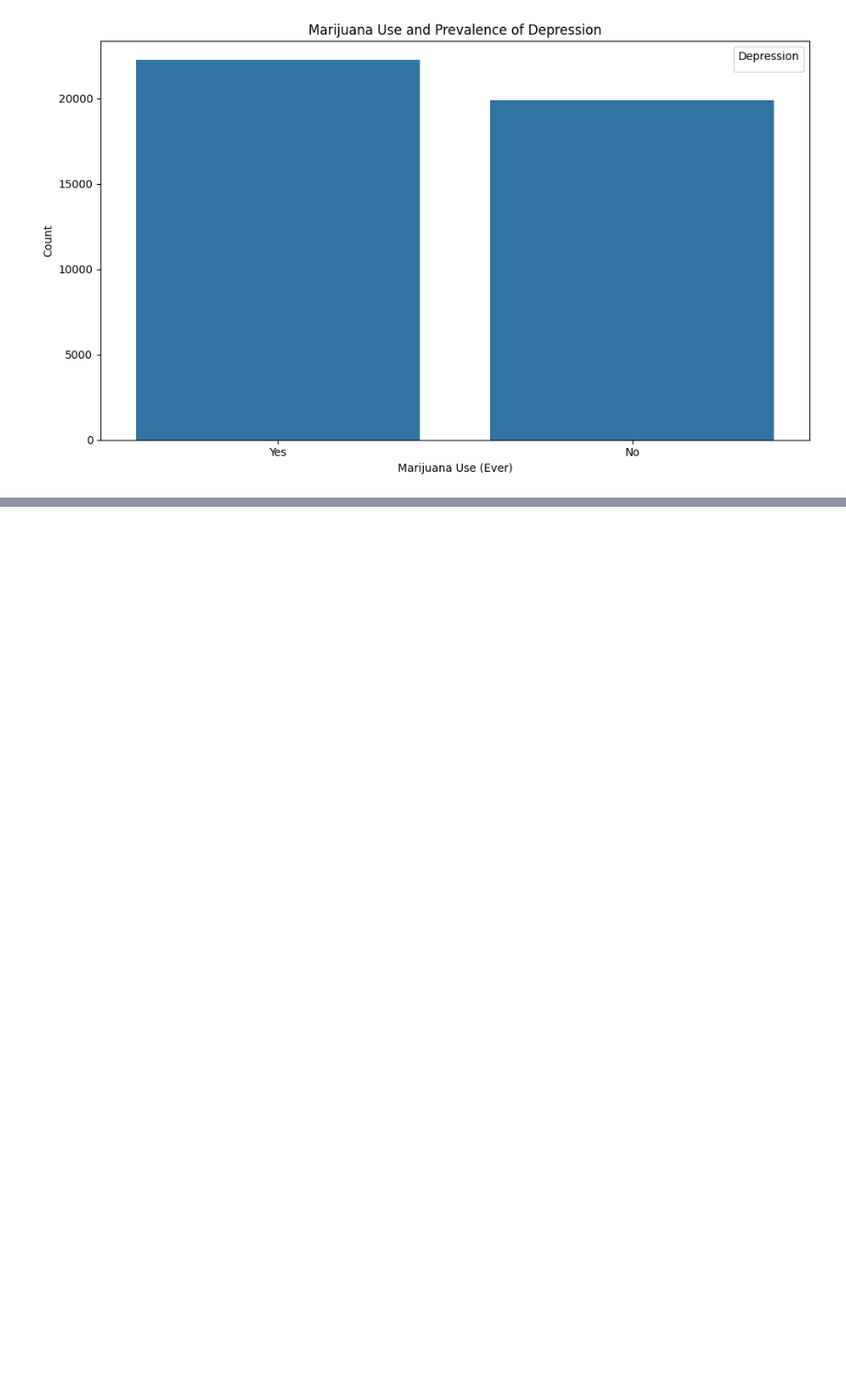
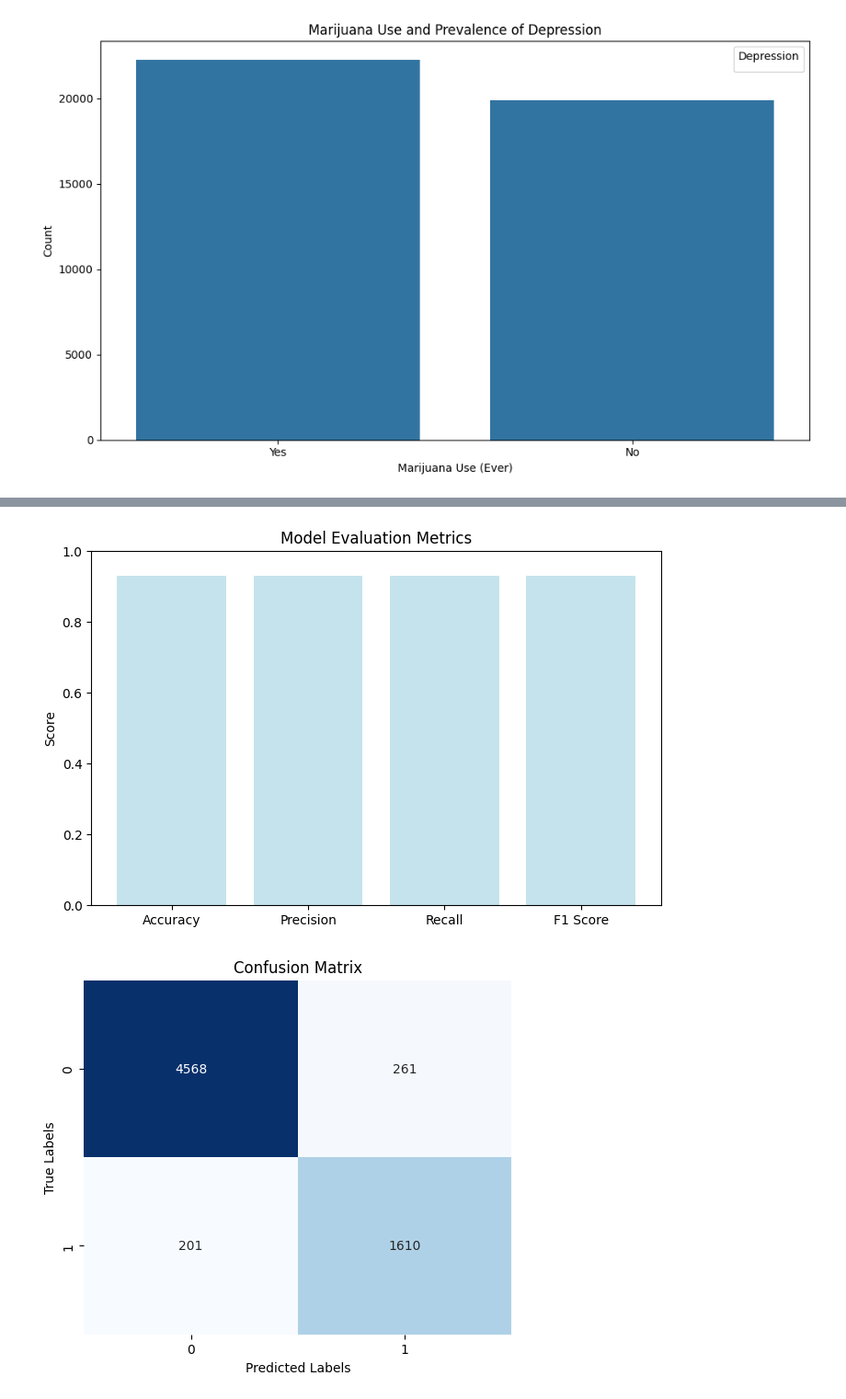
Before and after one commit to sakshamlakhera/CSE587, a Jupyter notebook: notebook/Rama_Rao_Vydadi_50604256.ipynb, the cells around one changed output, grey strips where cells are left out. Shown at 92% size. Saved outputs shown, nothing was run; the diff lists cells and outputs as text; code cells hidden in the pictures; blank space fills up the shorter version.

```diff
--- a/notebook/Rama_Rao_Vydadi_50604256.ipynb
+++ b/notebook/Rama_Rao_Vydadi_50604256.ipynb
@@ -744,0 +989,10 @@ plt.show()
+# %%
+model = GradientBoostingClassifier()
+
+model.fit(X_train, y_train)
+
+with open('gradient_boosting_model.pkl', 'wb') as f:
+    pickle.dump(model, f)
+
+with open('gradient_boosting_model.pkl', 'rb') as f:
+    loaded_model = pickle.load(f)
@@ -744,0 +1020,18 @@ plt.show()
+# %%
+from sklearn.metrics import accuracy_score, classification_report, precision_score, recall_score, f1_score, confusion_matrix
+
+y_pred = loaded_model.predict(X_test)
+
+accuracy = accuracy_score(y_test, y_pred)
+precision = precision_score(y_test, y_pred, average='weighted')  # Use 'weighted' for multiclass if applicable
+recall = recall_score(y_test, y_pred, average='weighted')
+f1 = f1_score(y_test, y_pred, average='weighted')
+conf_matrix = confusion_matrix(y_test, y_pred)
+
+print("Model Evaluation Metrics:")
+print("Accuracy:", accuracy)
+print("Precision:", precision)
+print("Recall:", recall)
+print("F1 Score:", f1)
+print("Confusion Matrix:\n", conf_matrix)
+print(classification_report(y_test, y_pred))
@@ -744,0 +1055,20 @@ plt.show()
+# %%
+metrics = ['Accuracy', 'Precision', 'Recall', 'F1 Score']
+scores = [accuracy, precision, recall, f1]
+
+plt.figure(figsize=(8, 5))
+plt.bar(metrics, scores, color='lightblue', alpha=0.7)
+plt.title("Model Evaluation Metrics")
+plt.ylim(0, 1)
+plt.ylabel("Score")
+plt.show()
+
+plt.figure(figsize=(6, 5))
+sns.heatmap(conf_matrix, annot=True, fmt='d', cmap='Blues', cbar=False)
+plt.title("Confusion Matrix")
+plt.xlabel("Predicted Labels")
+plt.ylabel("True Labels")
+plt.show()
+# %% [output]
+[figure, added]
+[figure, added]
```
Also changed, not shown: parts of 82 cells of this notebook, 1 other file.
